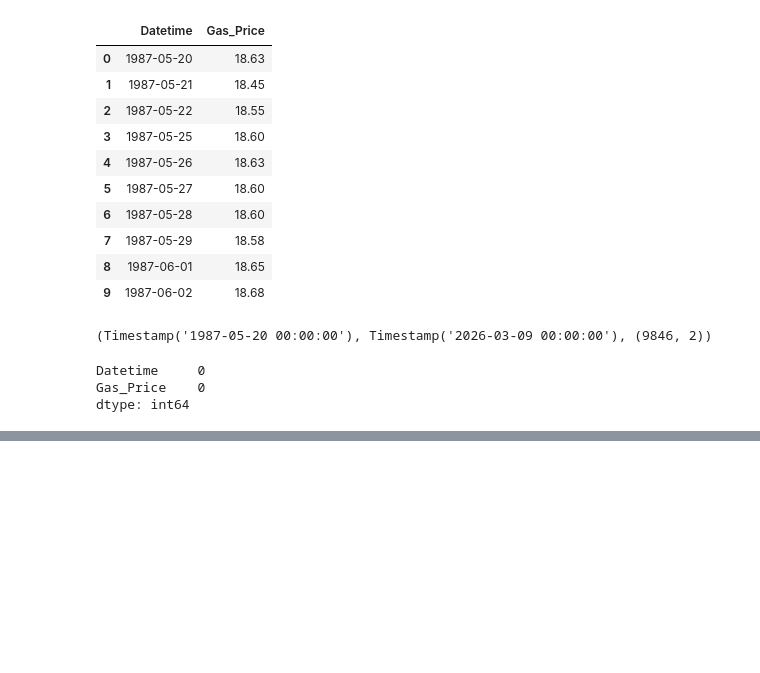
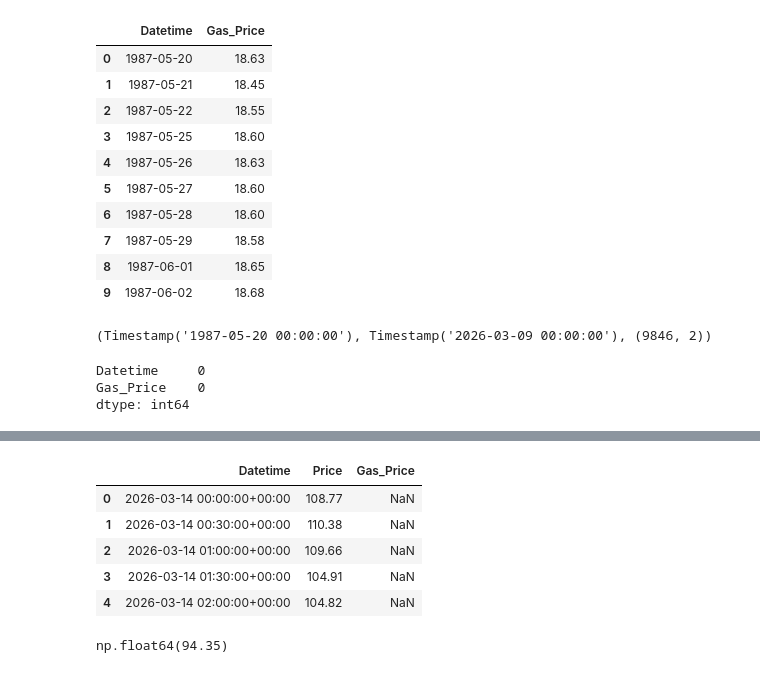
Before and after one commit to Pandey5146/gb_power-price_model, a Jupyter notebook: notebooks/02_query_sqlite.ipynb, the cells around one changed output, grey strips where cells are left out. Cells and saved outputs as stored; diff of their text form; code cells hidden in the pictures; blank space fills up the shorter version.

```diff
--- a/notebooks/02_query_sqlite.ipynb
+++ b/notebooks/02_query_sqlite.ipynb
@@ -1180,0 +1292,31 @@ dtype: int64
+# %%
+hist_model["Date"] = pd.to_datetime(hist_model["Datetime"]).dt.date
+gas["Date"] = pd.to_datetime(gas["Datetime"]).dt.date
+# %%
+hist_model = hist_model.merge(
+    gas[["Date","Gas_Price"]],
+    on="Date",
+    how="left"
+)
+# %%
+hist_model = hist_model.merge(
+    gas[["Date","Gas_Price"]],
+    on="Date",
+    how="left"
+)
+# %%
+hist_model["Gas_Price"] = hist_model["Gas_Price"].ffill()
+# %%
+hist_model[["Datetime","Price","Gas_Price"]].head()
+# %% [output]
+|  | Datetime | Price | Gas_Price |
+| 0 | 2026-03-14 00:00:00+00:00 | 108.77 | NaN |
+| 1 | 2026-03-14 00:30:00+00:00 | 110.38 | NaN |
+| 2 | 2026-03-14 01:00:00+00:00 | 109.66 | NaN |
+| 3 | 2026-03-14 01:30:00+00:00 | 104.91 | NaN |
+| 4 | 2026-03-14 02:00:00+00:00 | 104.82 | NaN |
+# %%
+latest_gas_price = gas["Gas_Price"].iloc[-1]
+latest_gas_price
+# %% [output]
+np.float64(94.35)
```
Also changed, not shown: parts of 20 cells of this notebook, 24 other files.
